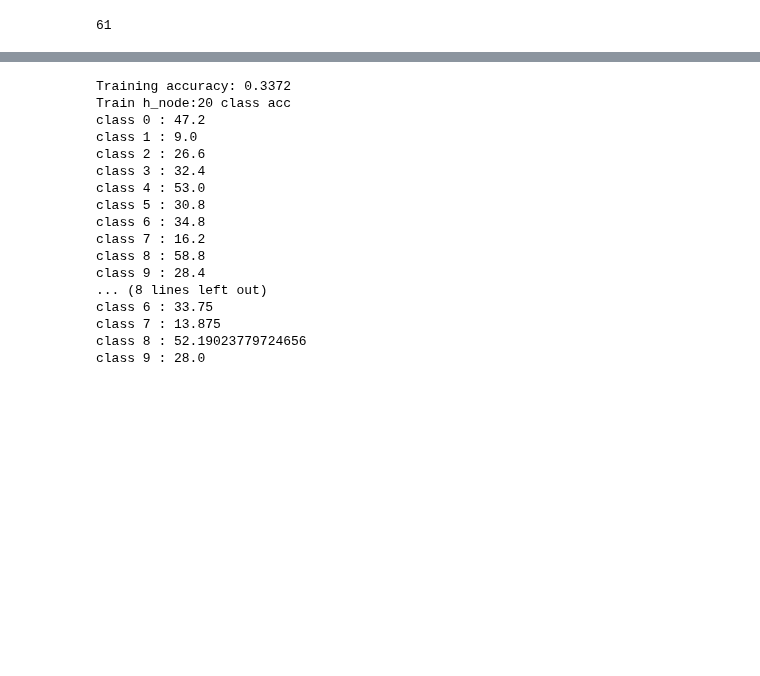
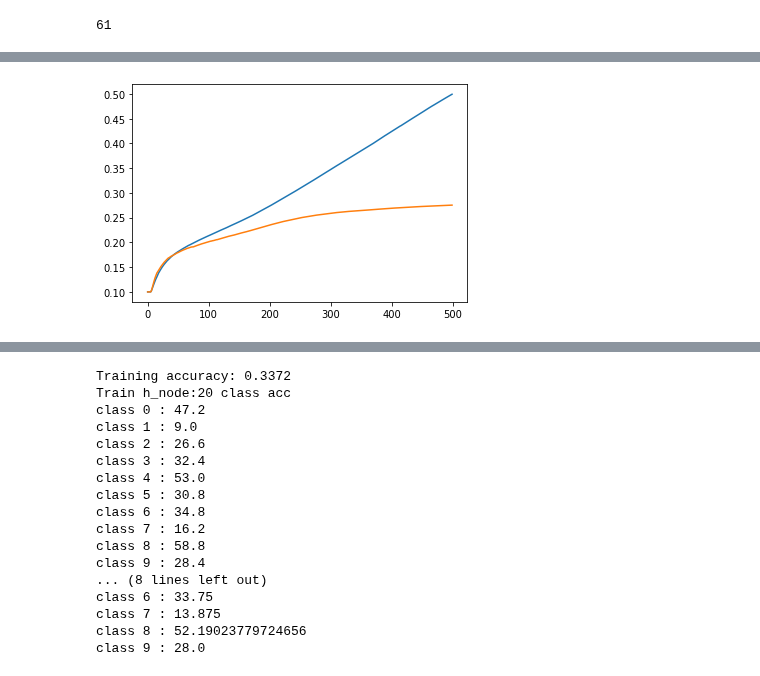
Before and after one commit to MKTKSMT-MI/GNN-DGLPro, a Jupyter notebook: Classification/Class_stl10.ipynb, the cells around one changed output, grey strips where cells are left out. Saved outputs shown, nothing was run; the diff lists cells and outputs as text; code cells hidden in the pictures; blank space fills up the shorter version.

```diff
--- a/Classification/Class_stl10.ipynb
+++ b/Classification/Class_stl10.ipynb
@@ -204,3 +246,13 @@ plt.show()
+# %%
+x=[i for i in range(len(acc_list))]
+y_train=acc_list
+y_test=test_acc_list
+plt.plot(x,y_train)
+plt.plot(x,y_test)
+
+plt.show()
+# %% [output]
+[figure, added]
 # %%
 plt.plot(x,test_acc_list)
 
```
Also changed, not shown: parts of 9 cells of this notebook, 1 other file.
